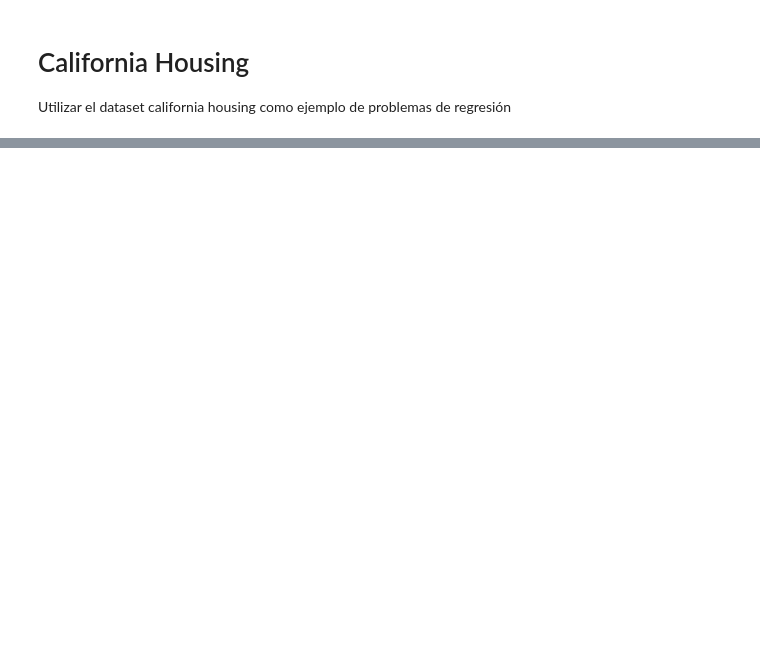
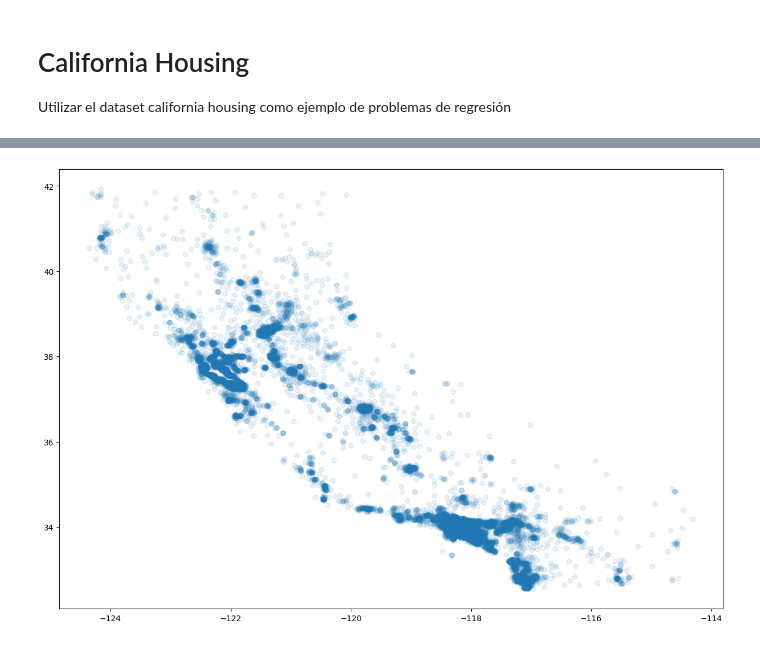
Before and after one commit to estanislaovelez/brain, a Jupyter notebook: 2. Machine Learning/1.1 California_housing.ipynb, the cells around one changed output, grey strips where cells are left out. Cells and saved outputs as stored; diff of their text form; code cells hidden in the pictures; blank space fills up the shorter version.

```diff
--- a/2. Machine Learning/1.1 California_housing.ipynb
+++ b/2. Machine Learning/1.1 California_housing.ipynb
@@ -37,0 +86,6 @@ df_train
+# %%
+plt.figure(figsize=(15, 10))
+plt.scatter(df_train['lon'], df_train['lat'], alpha=0.1)
+plt.show()
+# %% [output]
+[figure, added]
```
Also changed, not shown: parts of 10 cells of this notebook.
